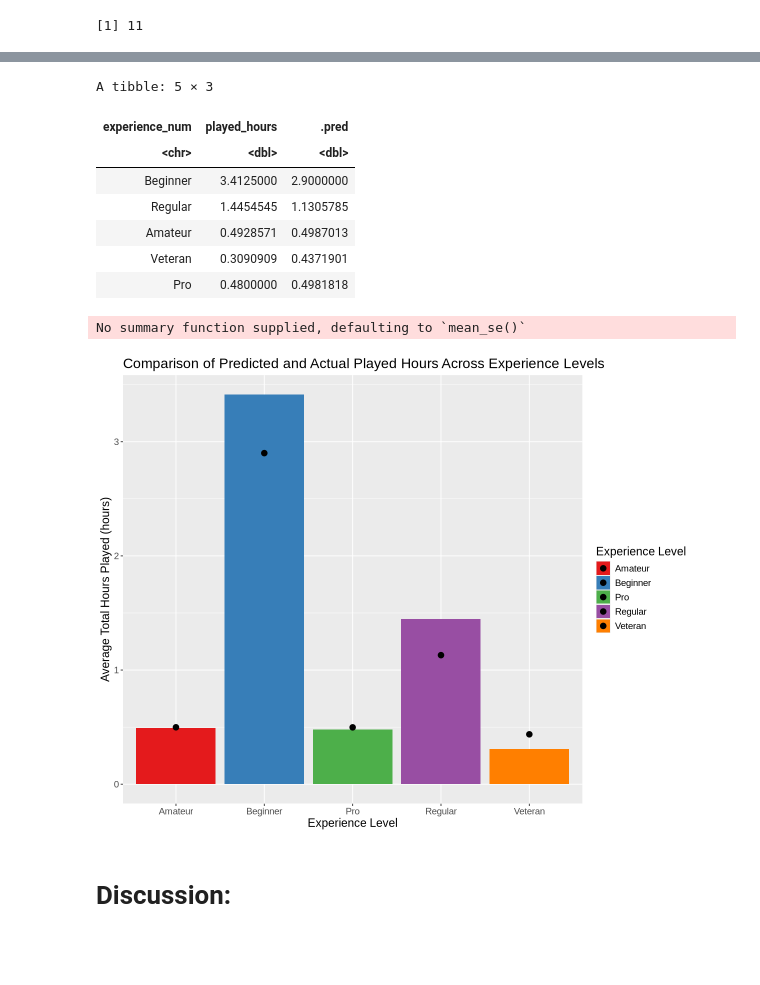
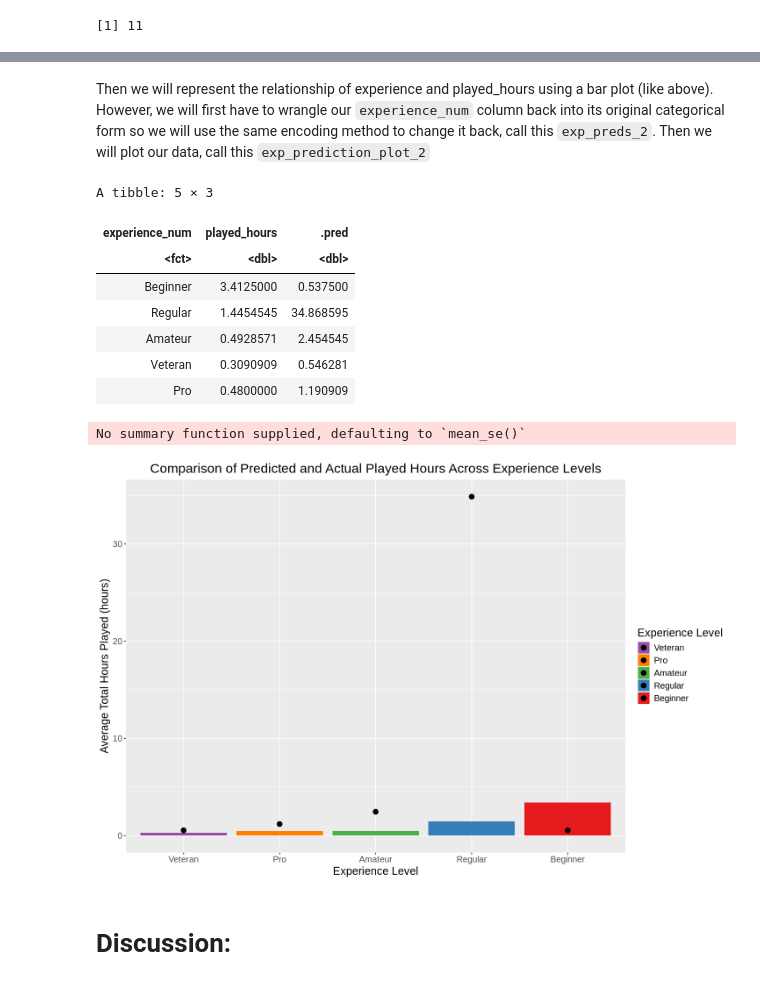
Before and after one commit to iSqlqmi/dsci_100_group_project, a Jupyter notebook: project_final_report.ipynb, the cells around one changed output, grey strips where cells are left out. Saved outputs shown, nothing was run; the diff lists cells and outputs as text; code cells hidden in the pictures; blank space fills up the shorter version.

```diff
--- a/project_final_report.ipynb
+++ b/project_final_report.ipynb
@@ -208,15 +212,26 @@ avg_played_hours <- players_mutate |> select(experience_num, played_hours) |> gr
                                                              #instead of alphabetic order
 avg_played_hours
 
+# added specific color coding to keep the color of the bars consistent
+bar_colors <- c(
+  "Beginner" = "#E41A1C",   # red
+  "Regular"  = "#377EB8",   # blue
+  "Amateur"  = "#4DAF4A",   # green
+  "Veteran"  = "#984EA3",   # purple
+  "Pro"      = "#FF7F00")    # orange
+
+options(repr.plot.width = 12, repr.plot.height = 8)
 avg_hours_exp_plot <- avg_played_hours |>
-                        ggplot(aes(x = experience, y = avg_played_hours))+
+                        ggplot(aes(x = experience, y = avg_played_hours, fill = experience))+
                         geom_bar(stat = "identity") +
                         labs(
                             x = "Experience of Player",
                             y = "Average Played Hours",
+                            fill = "Experience Level",
                             title = "Average Played Hours V.S. Experience") +
-                        theme(text = element_text(size = 22),
-                             plot.title = element_text(hjust = 0.5))
+                            scale_fill_manual(values = bar_colors) +
+                            theme(text = element_text(size = 22),
+                            plot.title = element_text(hjust = 0.5))
 avg_hours_exp_plot
 # %% [output]
 A tibble: 5 × 2
@@ -352,15 +374,15 @@ players_spec_2 <- nearest_neighbor(weight_func = "rectangular", neighbors = best
 players_fit <- workflow() |>
   add_recipe(players_recipe) |>
   add_model(players_spec_2) |>
-  fit(data = players_test)
+  fit(data = players_train)
 
 players_preds <- players_fit |>
   predict(players_test) |>
   bind_cols(players_test)
 
 players_summary <- metrics(players_preds, truth = played_hours, estimate = .pred) |>
-                     filter(.metric == 'rmse')
+                   filter(.metric == 'rmse')
 
+players_preds
 players_summary
-players_preds
 # %% [output]
@@ -403,43 +456,46 @@ age_plot_3
+# %% [markdown]
+Then we will represent the relationship of experience and played_hours using a bar plot (like above). However, we will first have to wrangle our `experience_num` column back into its original categorical form so we will use the same encoding method to change it back, call this `exp_preds_2`. Then we will plot our data, call this `exp_prediction_plot_2`
 # %%
 exp_preds_2 <- players_fit |>
     predict(players_test) |>
     bind_cols(players_test) |>
     group_by(experience_num) |>
      summarize(played_hours = mean(played_hours),
               .pred = mean(.pred)) |>
    mutate(experience_num = case_when(
                 experience_num == 1 ~ "Beginner",
                 experience_num == 2 ~ "Regular",
                 experience_num == 3 ~ "Amateur",
                 experience_num == 4 ~ "Veteran",
-                experience_num == 5 ~ "Pro"))
+                experience_num == 5 ~ "Pro")) |>
+    mutate(experience_num = fct_reorder(experience_num, played_hours)) #used to reorder the bars in terms of ascending order
 exp_preds_2
 
-options(repr.plot.width = 10, repr.plot.height = 8)
+options(repr.plot.width = 12, repr.plot.height = 8)
 
 exp_prediction_plot_2 <- ggplot(exp_preds_2, aes(x = experience_num, y = played_hours, fill = experience_num)) +
     geom_bar(stat = "summary") +
     geom_point(aes(y = .pred), size = 3) +
-
     labs(title = "Comparison of Predicted and Actual Played Hours Across Experience Levels",
          x = "Experience Level",
          y = "Average Total Hours Played (hours)",
         fill = "Experience Level") +
-    scale_fill_brewer(palette = "Set1") +
-    theme(text = element_text(size = 14))
+    scale_fill_manual(values = bar_colors) +
+    theme(text = element_text(size = 15),
+    plot.title = element_text(hjust = 0.5))
 
 exp_prediction_plot_2
 # %% [output]
 A tibble: 5 × 3
 | experience_num | played_hours | .pred |
-| <chr> | <dbl> | <dbl> |
-| Beginner | 3.4125000 | 2.9000000 |
-| Regular | 1.4454545 | 1.1305785 |
-| Amateur | 0.4928571 | 0.4987013 |
-| Veteran | 0.3090909 | 0.4371901 |
-| Pro | 0.4800000 | 0.4981818 |
+| <fct> | <dbl> | <dbl> |
+| Beginner | 3.4125000 | 0.537500 |
+| Regular | 1.4454545 | 34.868595 |
+| Amateur | 0.4928571 | 2.454545 |
+| Veteran | 0.3090909 | 0.546281 |
+| Pro | 0.4800000 | 1.190909 |
 No summary function supplied, defaulting to `mean_se()`
-[figure, old version]
+[figure, new version]
 # %% [markdown]
 # Discussion:
 # %% [markdown]
```
Also changed, not shown: parts of 26 cells of this notebook.
